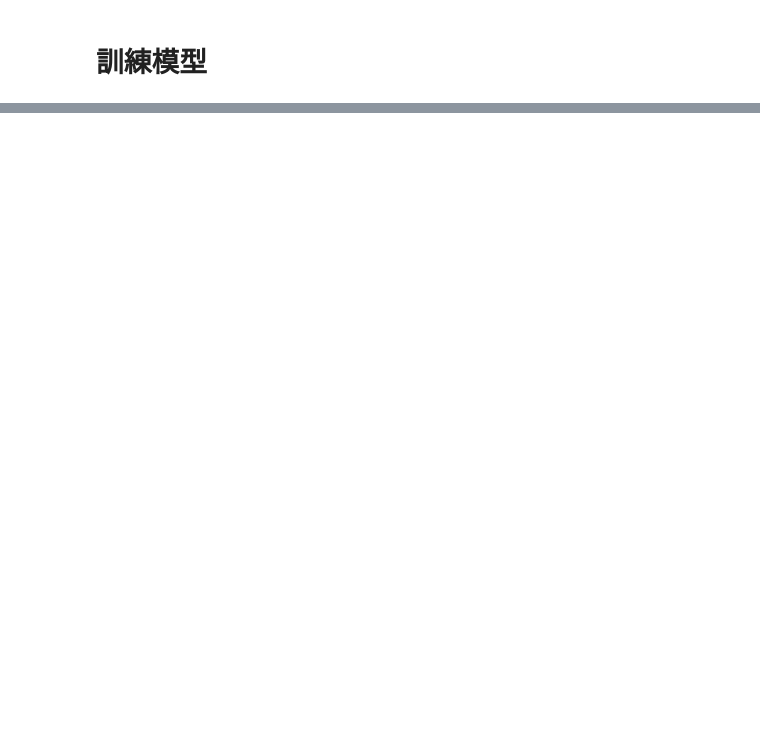
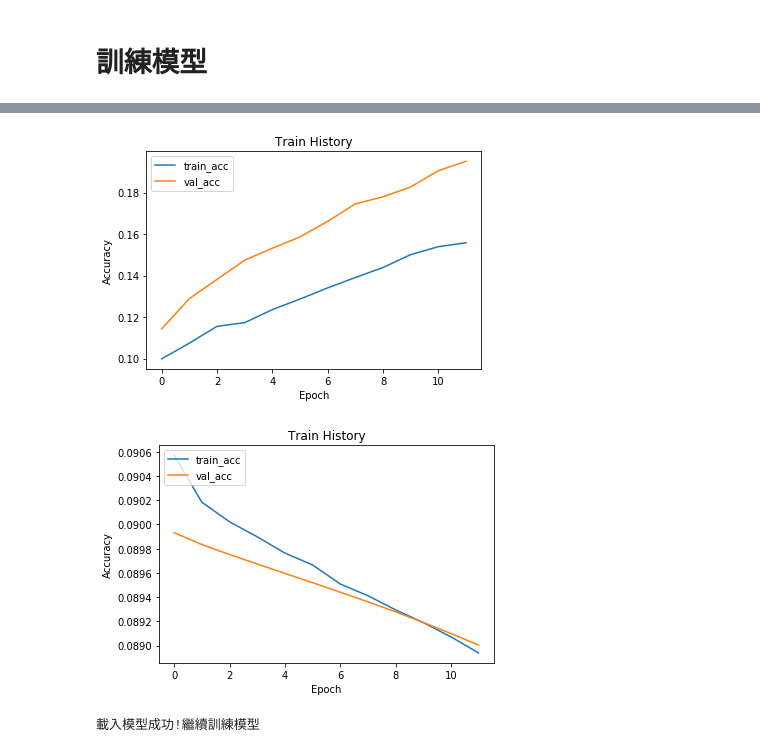
Before and after one commit to linghung/3rd-ML100Days, a Jupyter notebook: homework/Day_071_使用損失函數_HW.ipynb, the cells around one changed output, grey strips where cells are left out. Drawn from its saved outputs; the diff is of its cells as text; code cells hidden in the pictures; blank space fills up the shorter version.

```diff
--- a/homework/Day_071_使用損失函數_HW.ipynb
+++ b/homework/Day_071_使用損失函數_HW.ipynb
@@ -111,6 +103,21 @@ Trainable params: 4,224,970
 Non-trainable params: 0
 _________________________________________________________________
 None
+# %%
+import matplotlib.pyplot as plt
+%matplotlib inline
+
+#定義一個繪圖函數
+def show_train_history(train_acc,test_acc):
+    plt.plot(train_history.history[train_acc])
+    plt.plot(train_history.history[test_acc])
+    plt.title('Train History')
+    plt.ylabel('Accuracy')
+    plt.xlabel('Epoch')
+    plt.legend(['train_acc', 'val_acc'], loc='upper left')
+    plt.show()
+
+model.save('SaveModel/cifarCnnModelHWnew.h5')
 # %% [markdown]
 # 載入之前訓練的模型
 # %%
@@ -135,0 +159,14 @@ model.compile(loss='categorical_crossentropy', optimizer='sgd', metrics=['accura
+# %%
+show_train_history('accuracy','val_accuracy')
+show_train_history('loss','val_loss')
+# %% [output]
+[figure, added]
+[figure, added]
+# %%
+try:
+    model.load_weights("SaveModel/cifarCnnModelHWnew.h5")
+    print("載入模型成功!繼續訓練模型")
+except :
+    print("載入模型失敗!開始訓練一個新模型")
+# %% [output]
+載入模型成功!繼續訓練模型
```
Also changed, not shown: parts of 8 cells of this notebook.
